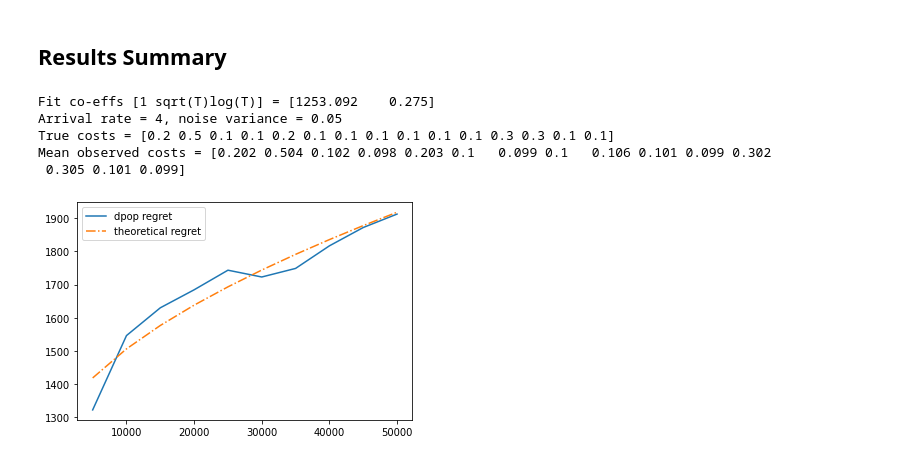
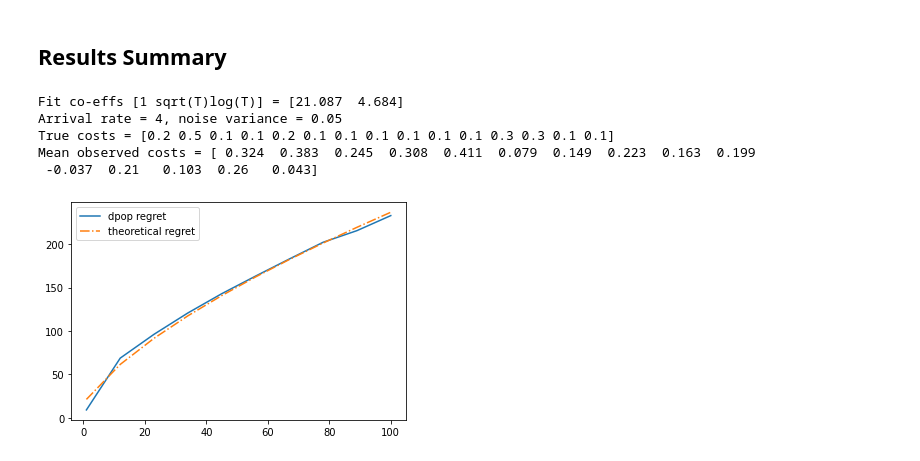
Before and after one commit to SathwikChadaga/Optimistic-DPP-Improved-Regret, a Jupyter notebook: regret/dpop_regret.ipynb, the cells around one changed output. Cells and saved outputs as stored; diff of their text form; code cells hidden in the pictures.

```diff
--- a/regret/dpop_regret.ipynb
+++ b/regret/dpop_regret.ipynb
@@ -17,7 +17,7 @@ reload(mutil);
 # %%
 # simulation lengths
 T_horizon = None # time horizon (to be set later)
-T_horizon_list = np.linspace(5000,50000,10, dtype=int)
+T_horizon_list = np.linspace(1,100,10, dtype=int)
 N_runs = 50 # number of simulations
 
 # noise and arrival rates
@@ -37,14 +37,14 @@ N_nodes          = 9
 source_node      = 0
 destination_node = 8
 edges_list       = [[0,1], [0,4], [0,2], [1,3], [1,4], [2,5], [3,6], [6,4], [4,6], [4,7], [5,4], [5,7], [6,8], [4,8], [7,8]]
-node_edge_adjacency = mutil.prepare_adjacency(edges_list, N_nodes)
+node_edge_adjacency = expt.prepare_adjacency(edges_list, N_nodes)
 
 # edge properties
 edge_capacities = np.array([4,2,2,2,2,2,2,1,1,1,1,1,2,5,2]) # max-flow = 8
 true_edge_costs = np.array([2,5,1,1,2,1,1,1,1,1,1,3,3,1,1])/10
 
 # pack parameters
-simulation_params = mutil.SimulationParameters(node_edge_adjacency,
+simulation_params = expt.SimulationParameters(node_edge_adjacency,
                  true_edge_costs, edge_capacities,
                  source_node, destination_node,
                  noise_variance, noise_distribution,
@@ -53,7 +53,7 @@ simulation_params = mutil.SimulationParameters(node_edge_adjacency,
                  beta, delta, nu)
 
 # visualize topology
-mutil.visualize_network(edges_list, N_nodes)
+pltutils.visualize_network(edges_list, N_nodes)
 # %% [output]
 [figure]
 # %% [markdown]
@@ -90,27 +90,27 @@ dpop_costs = tran_cost_till_T_dpop + backlog_cost_at_T_dpop
 # %%
 # save results
 save_result = np.vstack((T_horizon_list, dpop_costs, stat_costs))
 save_file = 'regret-lambda-' + str(arrival_rate).replace('.','_') + '-var-' + str(noise_variance).replace('.','_')
 # np.save('./results/' + save_file, save_result)
 
 # get theoretical fit
 dpop_regret = dpop_costs - stat_costs
-theoretical_dpop_regret = mutil.fit_regret_curve(T_horizon_list, dpop_regret)
+theoretical_dpop_regret = pltutils.fit_regret_curve(T_horizon_list, dpop_regret)
 
 # print summary
 print('Arrival rate = ' + str(arrival_rate) + ', noise variance = ' + str(noise_variance))
 print('True costs = ' + str(true_edge_costs))
 print('Mean observed costs = ' + np.array2string(queueing_network.edge_cost_means[0,:], precision=3, suppress_small=True))
 
 # plot regret
 plt.plot(T_horizon_list, dpop_costs - stat_costs, label = 'dpop regret')
 plt.plot(T_horizon_list, theoretical_dpop_regret, '-.', label = 'theoretical regret')
 plt.legend()
 plt.show()
 # %% [output]
-Fit co-effs [1 sqrt(T)log(T)] = [1253.092    0.275]
+Fit co-effs [1 sqrt(T)log(T)] = [21.087  4.684]
 Arrival rate = 4, noise variance = 0.05
 True costs = [0.2 0.5 0.1 0.1 0.2 0.1 0.1 0.1 0.1 0.1 0.1 0.3 0.3 0.1 0.1]
-Mean observed costs = [0.202 0.504 0.102 0.098 0.203 0.1   0.099 0.1   0.106 0.101 0.099 0.302
- 0.305 0.101 0.099]
+Mean observed costs = [ 0.324  0.383  0.245  0.308  0.411  0.079  0.149  0.223  0.163  0.199
+ -0.037  0.21   0.103  0.26   0.043]
-[figure, old version]
+[figure, new version]
```
Also changed, not shown: parts of 1 cell of this notebook, 5 other files.
